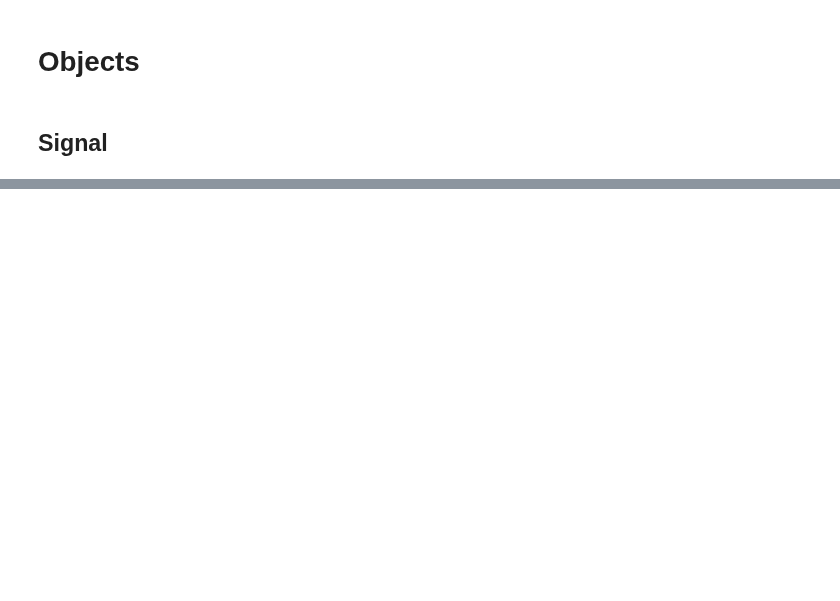
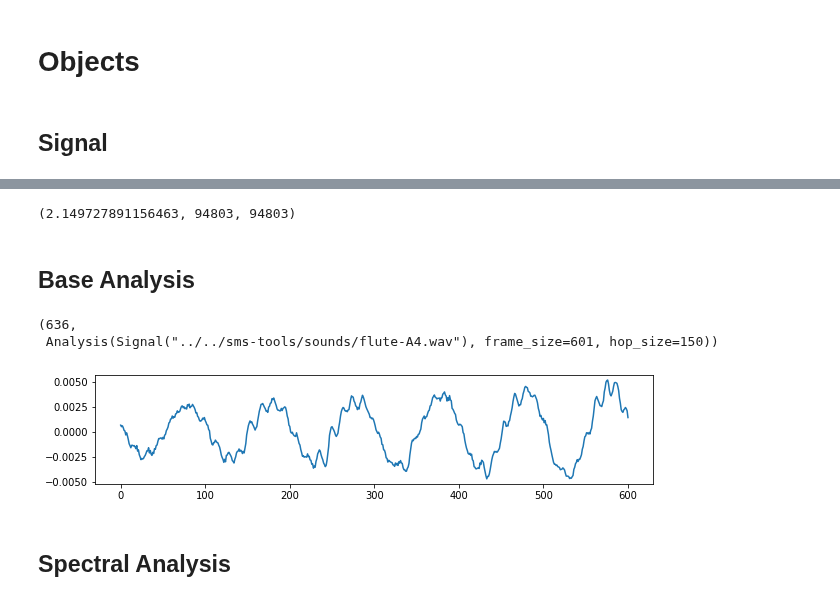
Before and after one commit to jhartquist/rtma, a Jupyter notebook: nbs/05_objects.ipynb, the cells around one changed output, grey strips where cells are left out. Saved outputs shown, nothing was run; the diff lists cells and outputs as text; code cells hidden in the pictures; blank space fills up the shorter version.

Commit message:
peak analysis

```diff
--- a/nbs/05_objects.ipynb
+++ b/nbs/05_objects.ipynb
@@ -36,8 +38,8 @@ class Signal:
     def play(self) -> None:
         play_audio(self.x, self.sample_rate)
 
-    def plot(self) -> None:
-        plot(self.x)
+    def plot(self, *args, **kwargs) -> None:
+        return plot(self.x, *args, **kwargs)
 
     def __str__(self) -> str:
         return f'Signal("{self.filename}")'
@@ -49,0 +49,6 @@ s
+# %%
+fn = "data/E_octaves_both.wav"
+fn = "../../sms-tools/sounds/flute-A4.wav"
+
+s = Signal(fn)
+s
@@ -53,7 +64,11 @@ s.plot()
 # %%
 s.duration, s.n_samples, len(s)
+# %% [output]
+(2.149727891156463, 94803, 94803)
+# %% [markdown]
+## Base Analysis
 # %%
-fclass Frame:
+class Frame:
     def __init__(self, x: np.ndarray):
         self.x = x
 
@@ -86,7 +101,18 @@ class Analysis:
                 x_frame = np.pad(x_frame, (0, self.frame_size-x_frame.size), mode='constant')
             yield Frame(x_frame)
             i += self.hop_size
+
+    @property
+    def sample_rate(self):
+        return self.signal.sample_rate
 # %%
 a = Analysis(s, frame_size=601, hop_size=150)
 frames = list(a.frames)
+frames[5].plot()
 len(frames), a
+# %% [output]
+(636,
+ Analysis(Signal("../../sms-tools/sounds/flute-A4.wav"), frame_size=601, hop_size=150))
+[figure, added]
+# %% [markdown]
+## Spectral Analysis
```
Also changed, not shown: parts of 20 cells of this notebook, 7 other files.
